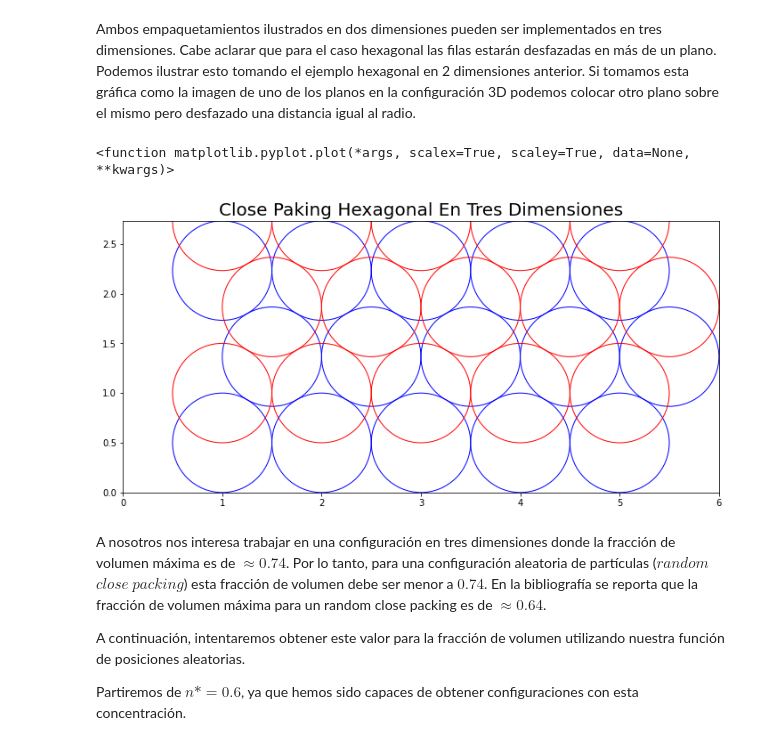
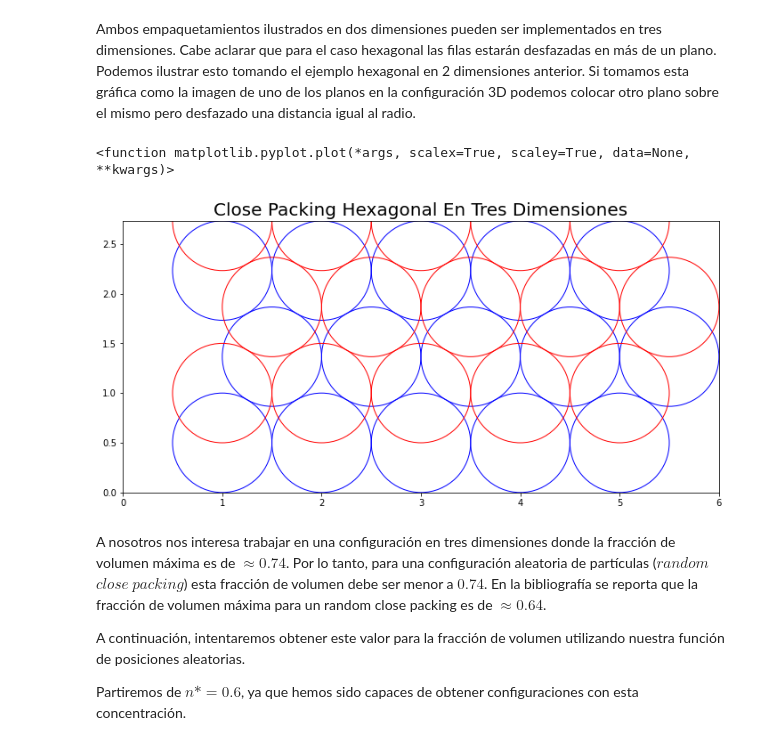
Before and after one commit to FidelNavarro/Desarrollo-Experimental-2, a Jupyter notebook: Tarea 3/Tarea3_FidelN.ipynb, the cells around one changed output. Cells and saved outputs as stored; diff of their text form; code cells hidden in the pictures.

```diff
--- a/Tarea 3/Tarea3_FidelN.ipynb
+++ b/Tarea 3/Tarea3_FidelN.ipynb
@@ -193,28 +193,28 @@ Ambos empaquetamientos ilustrados en dos dimensiones pueden ser implementados en
 # %%
 fig, ax = plt.subplots(1,1)
 fig.set_size_inches(12,12)
 h = np.sqrt(3*0.5**2)
 cx = np.array([1,2,3,4,5,1.5,2.5,3.5,4.5,5.5,1,2,3,4,5])
 cy = np.array([1/2,1/2,1/2,1/2,1/2,1/2+h,1/2+h,1/2+h,1/2+h,1/2+h,1/2+2*h,1/2+2*h,1/2+2*h,1/2+2*h,1/2+2*h])
 ax.set_aspect( 1 )
 for i in range(15):
     ircle = plt.Circle( (cx[i], cy[i] ), 0.5, color="blue", fill=False) #fill=Flase
     ax.add_artist(ircle) #fill=Flase  )
 #cx = cx +h
 cy = cy + 0.5
 for i in range(15):
     ircle = plt.Circle( (cx[i], cy[i] ), 0.5, color="red", fill=False) #fill=Flase
     ax.add_artist(ircle) #fill=Flase  )
 
-ax.set_title("Close Paking Hexagonal En Tres Dimensiones", size=20)
+ax.set_title("Close Packing Hexagonal En Tres Dimensiones", size=20)
 
 ax.set_xlim(0,6)
 ax.set_ylim(0,1+2*h)
 
 plt.plot
 # %% [output]
 <function matplotlib.pyplot.plot(*args, scalex=True, scaley=True, data=None, **kwargs)>
-[figure, old version]
+[figure, new version]
 # %% [markdown]
 A nosotros nos interesa trabajar en una configuración en tres dimensiones donde la fracción de volumen máxima es de $\approx 0.74$. Por lo tanto, para una configuración aleatoria de partículas ($random$ $close$ $packing$) esta fracción de volumen debe ser menor a $0.74$. En la bibliografía se reporta que
 la fracción de volumen máxima para un random close packing es de $\approx 0.64$.
```
Also changed, not shown: parts of 3 cells of this notebook.
